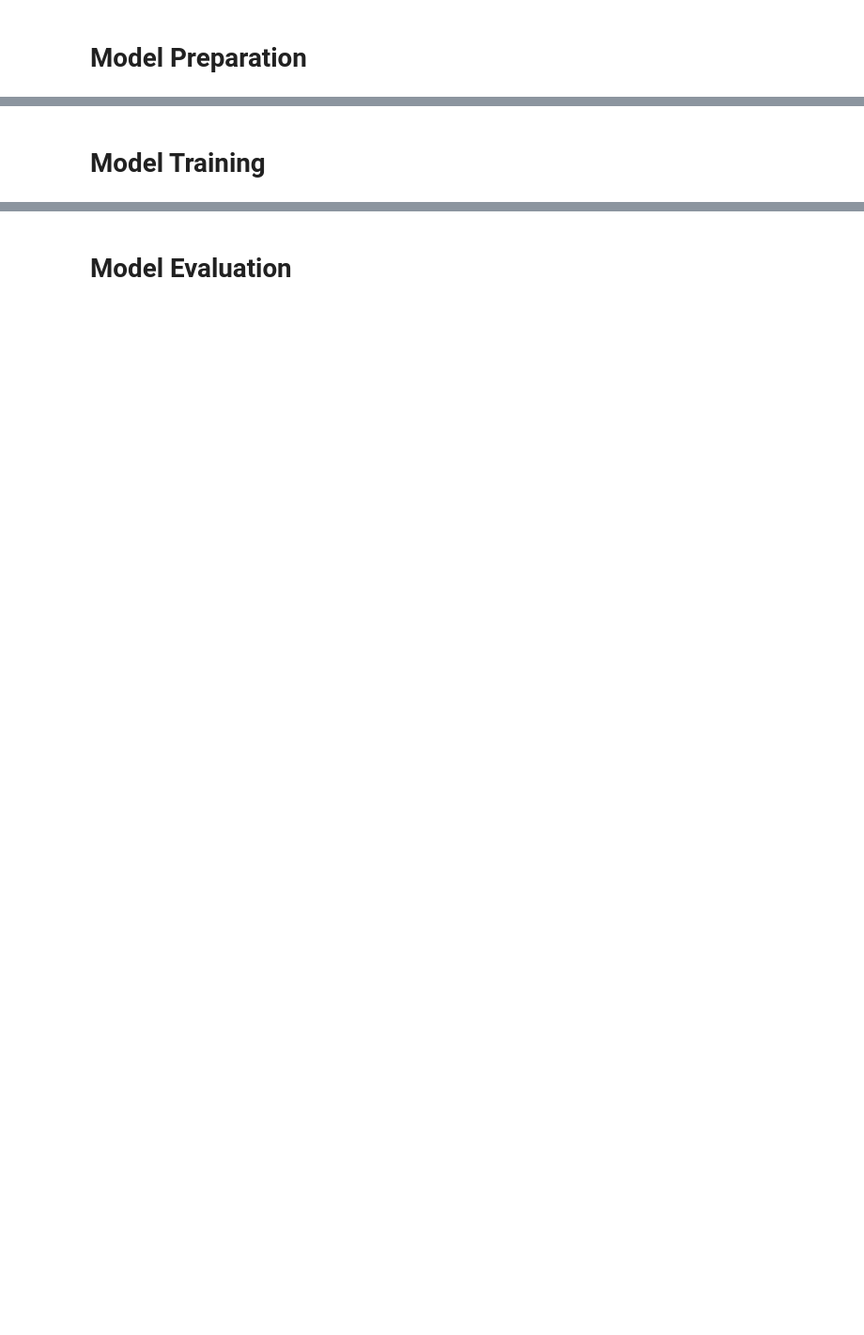
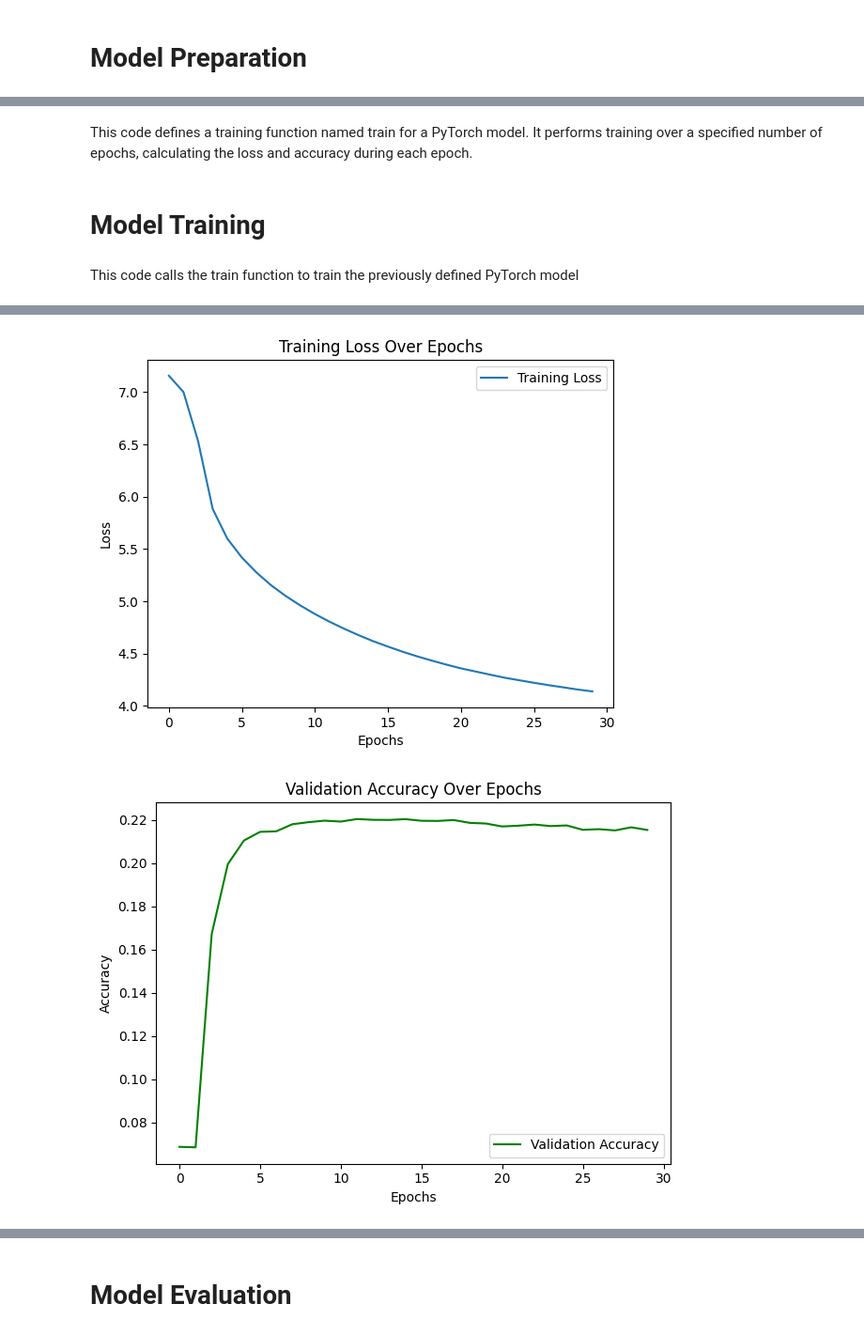
Before and after one commit to murasakiw/ML2, a Jupyter notebook: A4_DL_TC5033_text_generator.ipynb, the cells around one changed output, grey strips where cells are left out. Shown: that part at 94% size. Cells and saved outputs as stored; diff of their text form; code cells hidden in the pictures; blank space fills up the shorter version.

```diff
--- a/A4_DL_TC5033_text_generator.ipynb
+++ b/A4_DL_TC5033_text_generator.ipynb
@@ -185,4 +226,7 @@ vocab_size = len(vocab) # vocabulary size
 emb_size = 100 # embedding size
 neurons = 128 # the dimension of the feedforward network model, i.e. # of neurons
 num_layers = 5 # the number of nn.LSTM layers
-model = LSTMModel(vocab_size, emb_size, neurons, num_layers) #Define the model using the parameters specified
+model_1 = LSTMModel(vocab_size, emb_size, neurons, num_layers)
+model_2 = LSTMModel(vocab_size, emb_size, neurons, num_layers)
+num_layers_1 = 1
+model_3 = LSTMModel(vocab_size, emb_size, neurons, num_layers_1)
@@ -224,37 +331,40 @@ def plot_accuracy(val_accuracies): #Function to plot the accuracies
 
     plt.tight_layout()
     plt.show()
+# %% [markdown]
+This code defines a training function named train for a PyTorch model. It performs training over a specified number of epochs, calculating the loss and accuracy during each epoch.
 # %%
-train_losses=list() #Define list to store the training losses
-val_accuracies = list() #Define list to store the validation accuracies
 
 def train(model, epochs, optimiser):
-
+    train_losses=list() #Define list to store the training losses
+    val_accuracies = list() #Define list to store the validation accuracies
+    train_accuracies = list()
     model = model.to(device=device) #Set the device to use GPU
     total_cost = 0
     val_cost = 0
 
     for epoch in range(epochs):
         total_cost = 0
+        total_perplexity = 0 #Variable to store the total perplexity metric of the model
         model.train()
         for data, targets in train_loader:
             # TO COMPLETE
             xi = data.to(device=device, dtype = torch.long) #Input data as torch tensors using GPU
             yi = targets.to(device=device, dtype = torch.long) #Labels / tokens as torch tensors using GPU
-
             hidden = model.init_hidden(batch_size=data.size(0))
             optimiser.zero_grad()
             scores, hidden = model(xi, hidden) #Obtain the ouput of the model
             scores_reshaped = scores.permute(0,2,1) #Obtain the ouput of the model
             cost = F.cross_entropy(scores_reshaped, yi) #Apply the cross_entropy function to calculate the cost
-
+            perplexity = torch.exp(cost)
             cost.backward() #Calculate gradients with respect to all parameters of the model
             optimiser.step() #Update parameters considering the defined optimiser
             total_cost+=cost.item()
+            total_perplexity+=perplexity
 
         #Obtain the training and validation accuracies
-        average_cost = total_cost/len(train_loader)
-
+        average_cost = total_cost/len(train_loader) #Calculate average cost
+        average_pp = total_perplexity/len(train_loader) #Calculate average perplexity
         #Record list of training losses
         train_losses.append(average_cost)
 
@@ -262,14 +372,21 @@ def train(model, epochs, optimiser):
         val_accuracy = calculate_accuracy(model, val_loader)
         val_accuracies.append(val_accuracy)
 
-        print(f'Epoch: {epoch} --- Average cost: {average_cost: .4f} --- Validation Accuracy: {val_accuracy * 100:.2f}%')
+        print(f'Epoch: {epoch} --- Average cost: {average_cost: .4f} --- Val. Accuracy: {val_accuracy * 100:.2f}% --- Average perplexity: {average_pp: .4f}')
+    return val_accuracies, train_losses
 # %% [markdown]
 # Model Training
+# %% [markdown]
+This code calls the train function to train the previously defined PyTorch model
 # %%
-# Call the train function
+# Call the training function using the model with 5 hidden layers and lr=0.005
 loss_function = nn.CrossEntropyLoss()
 lr = 0.005
 epochs = 30
-optimiser = optim.Adam(model.parameters(), lr=lr)
-train(model, epochs, optimiser)
+optimiser = optim.Adam(model_1.parameters(), lr=lr)
+val_accuracies, train_losses = train(model_1, epochs, optimiser)
+# Plot Losses
+plot_loss(train_losses)
+# Plot accuracies
+plot_accuracy(val_accuracies)
 # %% [output]
@@ -292,0 +410,2 @@ Epoch: 29 --- Average cost:  3.8672 --- Validation Accuracy: 21.77%
+[figure, added]
+[figure, added]
```
Also changed, not shown: parts of 44 cells of this notebook.
